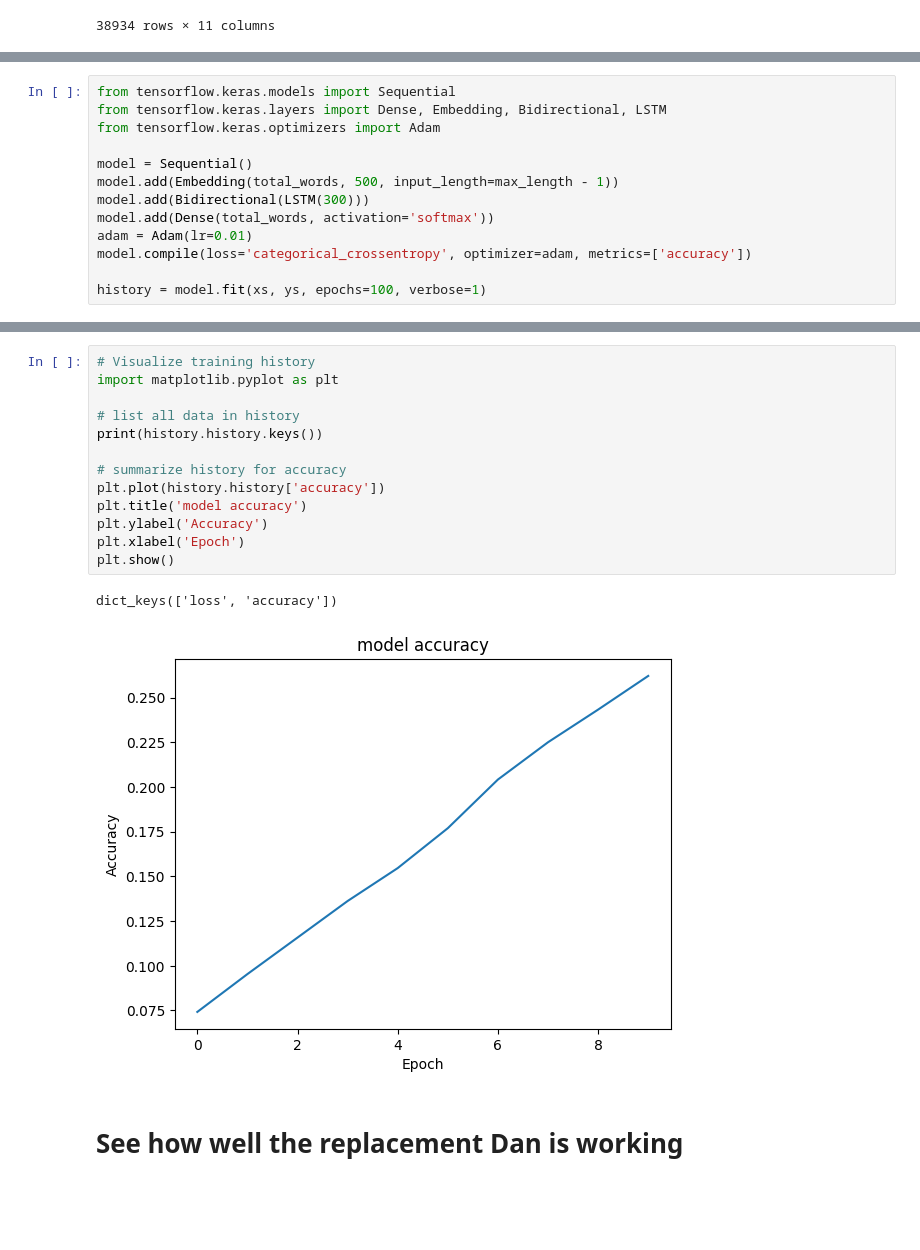
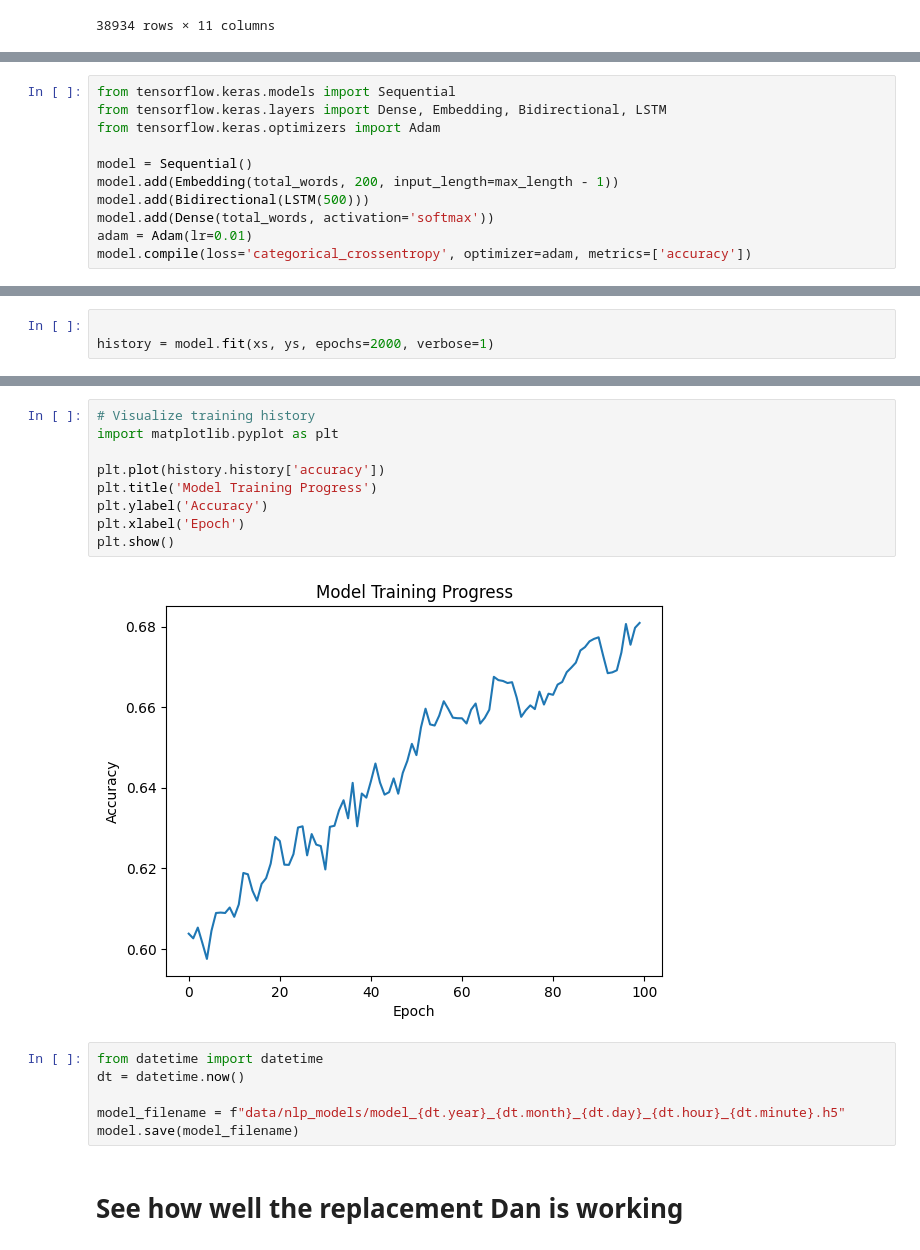
Before and after one commit to DanteLore/simple-prediction, a Jupyter notebook: natural_language_processing.ipynb, the cells around one changed output, grey strips where cells are left out. Cells and saved outputs as stored; diff of their text form; blank space fills up the shorter version.

```diff
--- a/natural_language_processing.ipynb
+++ b/natural_language_processing.ipynb
@@ -112,10 +114,8 @@ from tensorflow.keras.layers import Dense, Embedding, Bidirectional, LSTM
 from tensorflow.keras.optimizers import Adam
 
 model = Sequential()
-model.add(Embedding(total_words, 500, input_length=max_length - 1))
-model.add(Bidirectional(LSTM(300)))
+model.add(Embedding(total_words, 200, input_length=max_length - 1))
+model.add(Bidirectional(LSTM(500)))
 model.add(Dense(total_words, activation='softmax'))
 adam = Adam(lr=0.01)
 model.compile(loss='categorical_crossentropy', optimizer=adam, metrics=['accuracy'])
-
-history = model.fit(xs, ys, epochs=100, verbose=1)
@@ -147,0 +124,3 @@ Epoch 10/10
+# %%
+
+history = model.fit(xs, ys, epochs=2000, verbose=1)
@@ -148,19 +139,20 @@ Epoch 10/10
 # %%
 # Visualize training history
 import matplotlib.pyplot as plt
 
-# list all data in history
-print(history.history.keys())
-
-# summarize history for accuracy
 plt.plot(history.history['accuracy'])
-plt.title('model accuracy')
+plt.title('Model Training Progress')
 plt.ylabel('Accuracy')
 plt.xlabel('Epoch')
 plt.show()
 # %% [output]
-dict_keys(['loss', 'accuracy'])
-[figure, old version]
+[figure, new version]
+# %%
+from datetime import datetime
+dt = datetime.now()
+
+model_filename = f"data/nlp_models/model_{dt.year}_{dt.month}_{dt.day}_{dt.hour}_{dt.minute}.h5"
+model.save(model_filename)
 # %% [markdown]
 # See how well the replacement Dan is working
 # %%
```
Also changed, not shown: parts of 8 cells of this notebook.
